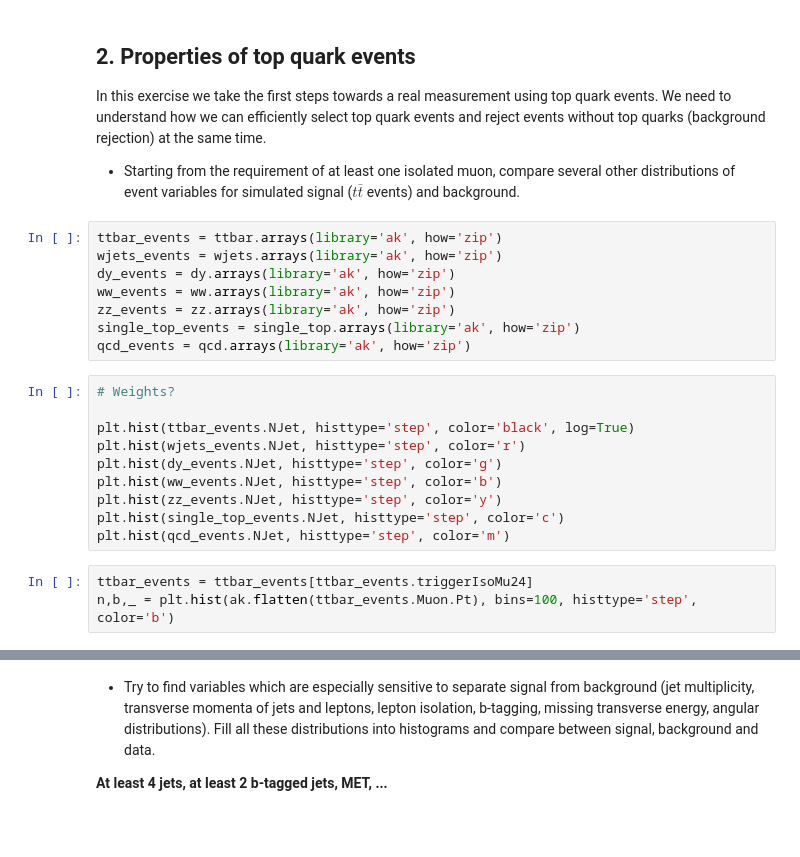
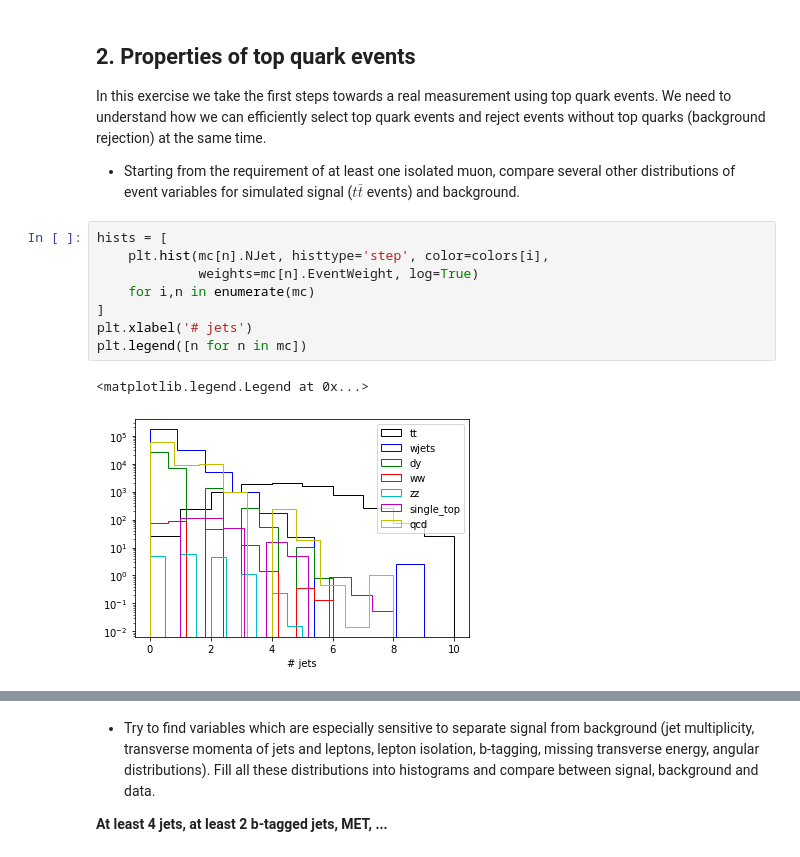
Before and after one commit to QuarkNet-HEP/ttbar-heptutorial, a Jupyter notebook: ttbar-heptutorial.ipynb, the cells around one changed output, grey strips where cells are left out. Cells and saved outputs as stored; diff of their text form; blank space fills up the shorter version.

```diff
--- a/ttbar-heptutorial.ipynb
+++ b/ttbar-heptutorial.ipynb
@@ -240,24 +335,14 @@ to understand how we can efficiently select top quark events and reject events w
 (background rejection) at the same time.
 
 *  Starting from the requirement of at least one isolated muon, compare several other distributions of event variables for simulated signal ($t\bar{t}$ events) and background.
-# %%
-ttbar_events = ttbar.arrays(library='ak', how='zip')
-wjets_events = wjets.arrays(library='ak', how='zip')
-dy_events = dy.arrays(library='ak', how='zip')
-ww_events = ww.arrays(library='ak', how='zip')
-zz_events = zz.arrays(library='ak', how='zip')
-single_top_events = single_top.arrays(library='ak', how='zip')
-qcd_events = qcd.arrays(library='ak', how='zip')
-# %%
-# Weights?
-
-plt.hist(ttbar_events.NJet, histtype='step', color='black', log=True)
-plt.hist(wjets_events.NJet, histtype='step', color='r')
-plt.hist(dy_events.NJet, histtype='step', color='g')
-plt.hist(ww_events.NJet, histtype='step', color='b')
-plt.hist(zz_events.NJet, histtype='step', color='y')
-plt.hist(single_top_events.NJet, histtype='step', color='c')
-plt.hist(qcd_events.NJet, histtype='step', color='m')
-# %%
-ttbar_events = ttbar_events[ttbar_events.triggerIsoMu24]
-n,b,_ = plt.hist(ak.flatten(ttbar_events.Muon.Pt), bins=100, histtype='step', color='b')
+# %%
+hists = [
+    plt.hist(mc[n].NJet, histtype='step', color=colors[i],
+             weights=mc[n].EventWeight, log=True)
+    for i,n in enumerate(mc)
+]
+plt.xlabel('# jets')
+plt.legend([n for n in mc])
+# %% [output]
+<matplotlib.legend.Legend at 0x...>
+[figure, added]
```
Also changed, not shown: parts of 10 cells of this notebook.
